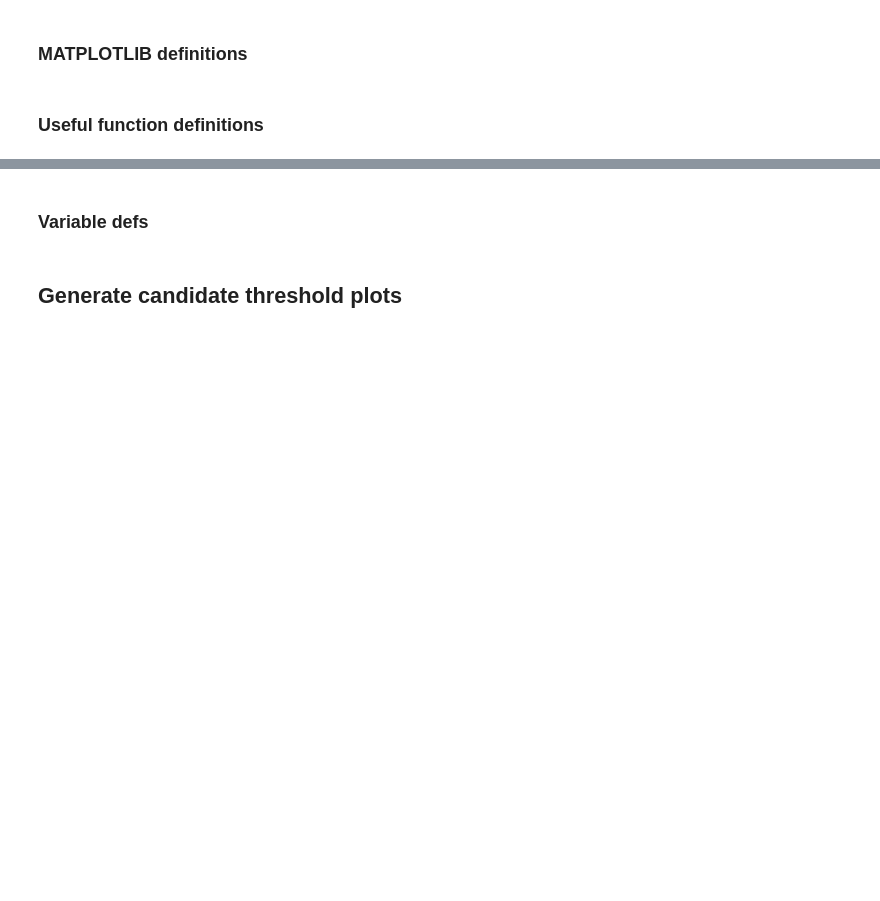
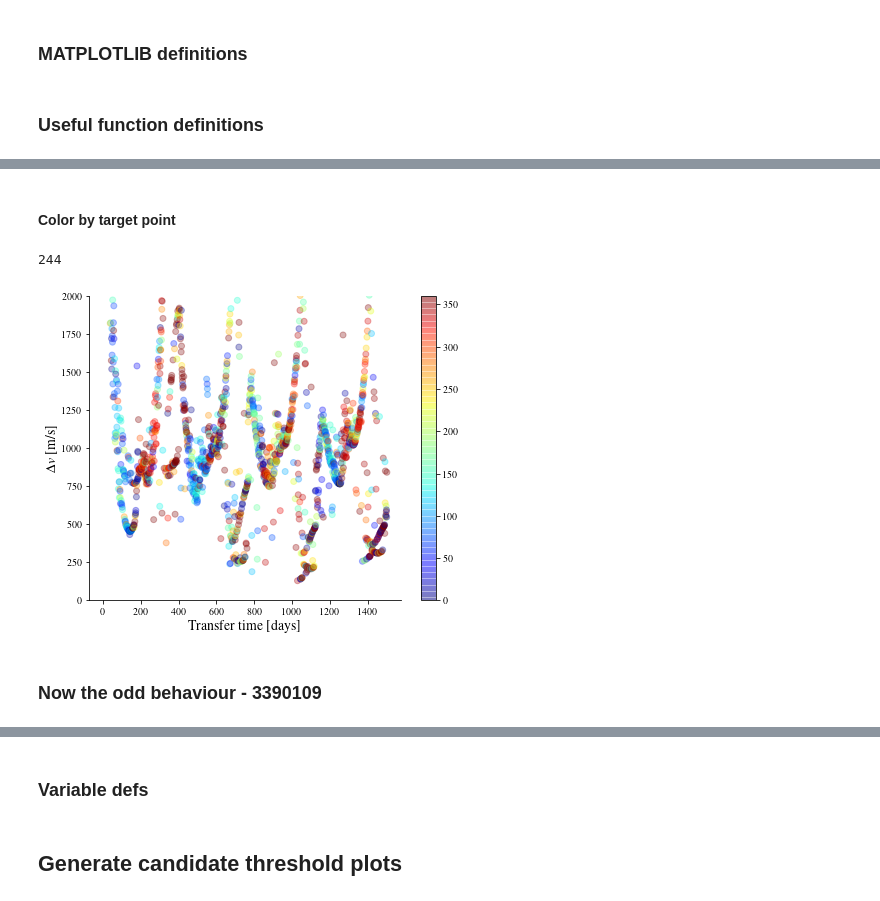
Before and after one commit to tylerjackoliver/Fortran-Asteroid-Retrieval-Toolkit, a Jupyter notebook: figures/make_plots.ipynb, the cells around one changed output, grey strips where cells are left out. Cells and saved outputs as stored; diff of their text form; code cells hidden in the pictures; blank space fills up the shorter version.

```diff
--- a/figures/make_plots.ipynb
+++ b/figures/make_plots.ipynb
@@ -61,0 +144,32 @@ def get_spk_id(str_in):
+# %% [markdown]
+#### Color by target point
+# %%
+## Sort the transfer time
+
+transfer_time = np.array(transfer_time); local_solution = np.array(local_solution); epoch = np.array(epoch)
+permutation_matrix = np.argsort(transfer_time)
+transfer_time = transfer_time[permutation_matrix]
+local_solution = local_solution[permutation_matrix]
+epoch = epoch[permutation_matrix]
+
+## Plot
+
+plt.scatter(transfer_time, local_solution*1000, linestyle='None', marker='o', c=nmnfd, cmap=plt.cm.jet, alpha=.3, label='Local solutions')
+plt.xlabel('Transfer time [days]')
+plt.ylabel('$\Delta v$ [m/s]')
+plt.ylim((0.00, 2000.))
+plt.colorbar()
+
+# Find the minimum point and plot it
+minimum_point = np.argmin(local_solution)
+# plt.plot(transfer_time[minimum_point],local_solution[minimum_point]*1000, 'ro', label='Global solution')
+# plt.title('3995816')
+# plt.legend(loc='lower left')
+plt.savefig('plots/pareto_front_3390109_colored_by_epoch.pdf')
+
+print(np.sum(local_solution < .5))
+# %% [output]
+244
+[figure, added]
+# %% [markdown]
+### Now the odd behaviour - 3390109
```
Also changed, not shown: parts of 46 cells of this notebook.
